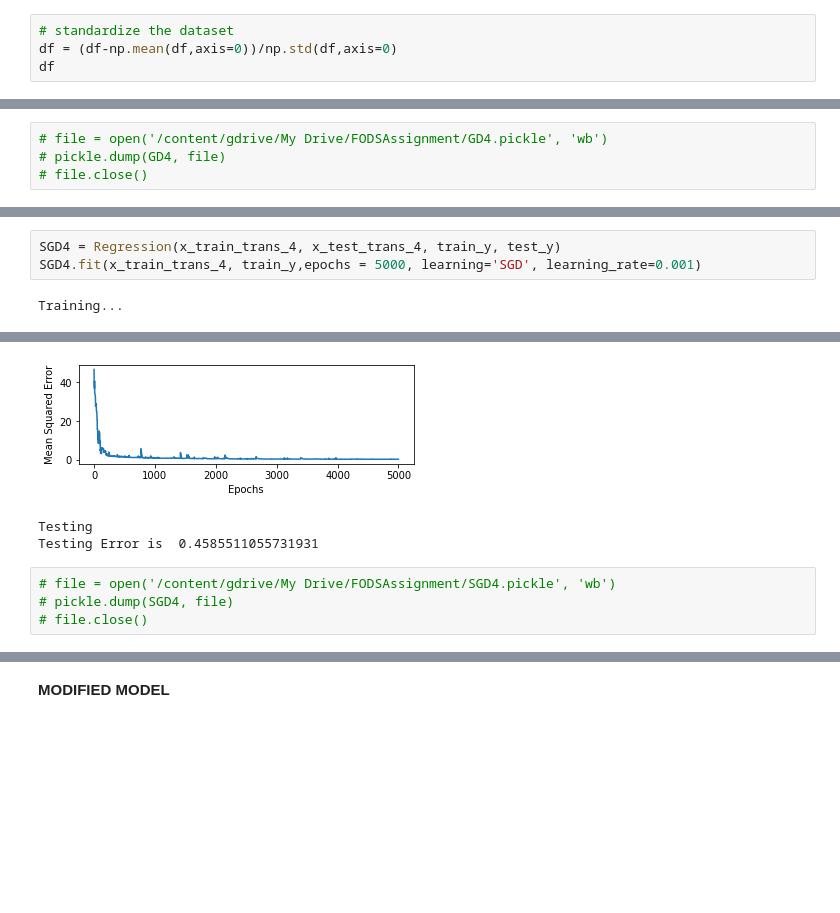
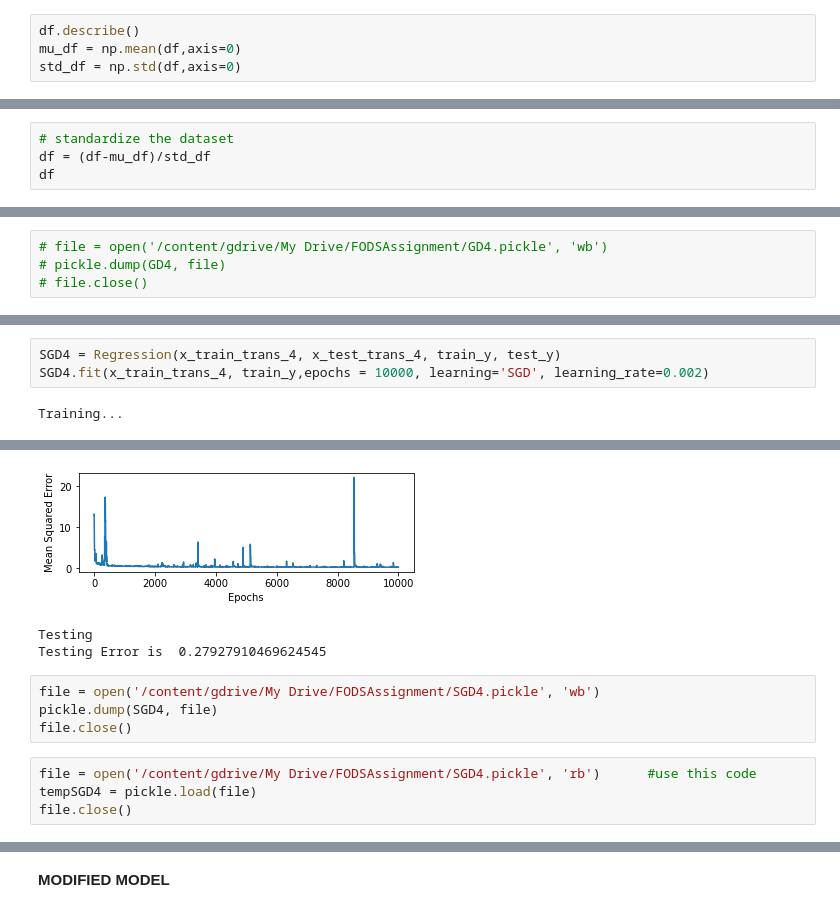
Before and after one commit to vineet891/FODS-Assignment, a Jupyter notebook: Assignment1/FODS_A1_a.ipynb, the cells around one changed output, grey strips where cells are left out. Drawn from its saved outputs; the diff is of its cells as text; blank space fills up the shorter version.

Commit message:
Added plots. 2 SGDs left

```diff
--- a/Assignment1/FODS_A1_a.ipynb
+++ b/Assignment1/FODS_A1_a.ipynb
@@ -70,4 +62,4 @@ df.describe()
 # %%
-# standardize the dataset
-df = (df-np.mean(df,axis=0))/np.std(df,axis=0)
-df
+df.describe()
+mu_df = np.mean(df,axis=0)
+std_df = np.std(df,axis=0)
@@ -87,0 +66,4 @@ df
+# %%
+# standardize the dataset
+df = (df-mu_df)/std_df
+df
@@ -468,5 +777,5 @@ Testing Error is  0.2291862745944117
 # %%
 SGD4 = Regression(x_train_trans_4, x_test_trans_4, train_y, test_y)
-SGD4.fit(x_train_trans_4, train_y,epochs = 5000, learning='SGD', learning_rate=0.001)
+SGD4.fit(x_train_trans_4, train_y,epochs = 10000, learning='SGD', learning_rate=0.002)
 # %% [output]
 Training...
@@ -490,7 +799,11 @@ Epoch: 4950 Loss: 0.3885129909200092
-[figure, old version]
+[figure, new version]
 Testing
-Testing Error is  0.4585511055731931
+Testing Error is  0.27927910469624545
 # %%
-# file = open('/content/gdrive/My Drive/FODSAssignment/SGD4.pickle', 'wb')
-# pickle.dump(SGD4, file)
-# file.close()
+file = open('/content/gdrive/My Drive/FODSAssignment/SGD4.pickle', 'wb')
+pickle.dump(SGD4, file)
+file.close()
+# %%
+file = open('/content/gdrive/My Drive/FODSAssignment/SGD4.pickle', 'rb')      #use this code
+tempSGD4 = pickle.load(file)
+file.close()
```
Also changed, not shown: parts of 77 cells of this notebook.
